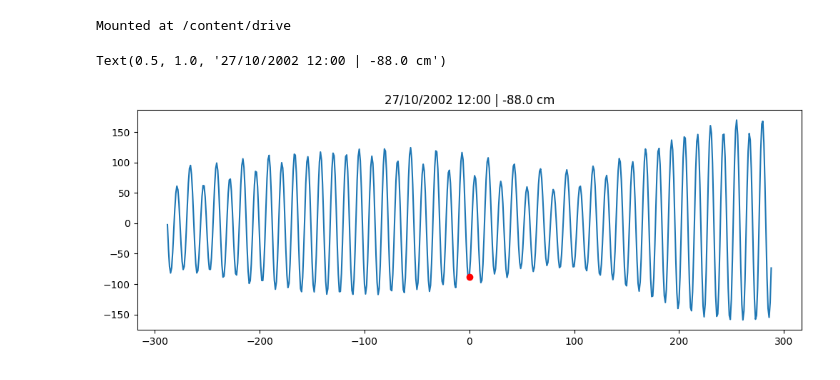
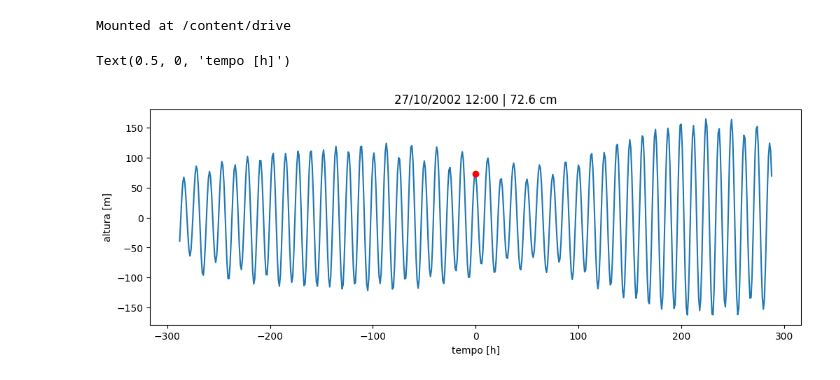
Before and after one commit to iuryt/tide_prediction_luiscorreia, a Jupyter notebook: src/tide_prediction.ipynb, the cells around one changed output. Cells and saved outputs as stored; diff of their text form; code cells hidden in the pictures.

Commit message:
add comments and update the code for creating figures

```diff
--- a/src/tide_prediction.ipynb
+++ b/src/tide_prediction.ipynb
@@ -18,13 +25,19 @@ import json
 with open('data/processed/amplitudes.json', 'r') as fname:
     # Load the contents from the file, which creates a Python dictionary
     amp = json.load(fname)
+    # converter de dicionario para lista com [a1, a2, ..., an, b1, b2, ..., bn]
+    amplitudes = [amp[k][0] for k in amp] + [amp[k][1] for k in amp]
 # %%
 import numpy as np
 from datetime import datetime, timedelta
 
+# data de referência (mesma do tide_fitting.ipynb)
 tref = np.datetime64("1960-01-01")
+# interpretador de timestamp
 parser = lambda x: datetime.strptime(x, '%d/%m/%Y %H:%M')
 
+# dicionário que define o período em horas para cada componente de maré
+# https://en.wikipedia.org/wiki/Theory_of_tides
 tide_constituents = {
     "M2": 12.4206012,
     "S2": 12,
@@ -39,38 +52,64 @@ tide_constituents = {
 }
 
 def estimate_tide(t, *amplitudes, tide_constituents = tide_constituents):
+    '''
+    Função de estimar a maré, dado o tempo, amplitudes e componentes
+    t (numpy.array) => tempo, em horas
+    amplitudes (numpy.array/lista) => amplitude de cada componente de maré
+    tide_constituents (dicionário) => período, em horas, para cada componente de maré
+    '''
+    # separa as amplitudes em dois, sendo a primeira parte as amplitudes do cosseno
+    # e a segunda parte as amplitudes do seno
     a, b = np.array_split(amplitudes, 2)
-    h = t * 0
+
+    h = t * 0 # cria uma variável para a altura que inicia como 0
+    # loop para cada componente de maré e cada amplitude a e b
     for k, ai, bi in zip(tide_constituents, a, b):
+        # calcula a frequência da onda
         w = 2 * np.pi / tide_constituents[k]
+        # calcula a componente de maré e soma ao 'h'
         h = h + ai * np.cos(w * t) + bi * np.sin(w * t)
     return h
 # %%
+# exemplo de predição
+
+# importa pacote para lidar com séries temporais
 import pandas as pd
 
+# exemplo de data da imagem de satélite
 utc = "27/10/2002 12:00"
 
+# interpreta a data e muda de utc para horário local
 dt0 = parser(utc) - timedelta(hours = 3)
 
+# cria um série temporal entre 12 dias antes e 12 dias depois
+# com resolução de 1 hora
 dt = pd.date_range(
     start = dt0 - timedelta(days = 12),
     end = dt0 + timedelta(days = 12),
     freq = "1H",
 )
+
+# horas desde o tempo de referência
 dt = (dt - tref) / np.timedelta64(1, "h")
+# hora central desde o tempo de referência
 dt0h = (np.datetime64(dt0) - tref) / np.timedelta64(1, "h")
 
-hdt0 = estimate_tide(dt0h, *[amp[k] for k in tide_constituents])
-hdt = estimate_tide(dt, *[amp[k] for k in tide_constituents])
+# fax a predição da maré
+hdt0 = estimate_tide(dt0h, *amplitudes)
+hdt = estimate_tide(dt, *amplitudes)
 
+# muda a referência para o horário da imagem de satélite
 dt = dt - dt0h
 # %%
 import matplotlib.pyplot as plt
 
 fig, ax = plt.subplots(figsize = (12, 4))
 ax.plot(dt, hdt)
 ax.scatter(0, hdt0, color = "red", zorder = 2)
 ax.set_title(f"{utc} | {hdt0:.1f} cm")
+ax.set_ylabel("altura [m]")
+ax.set_xlabel("tempo [h]")
 # %% [output]
-Text(0.5, 1.0, '27/10/2002 12:00 | -88.0 cm')
+Text(0.5, 0, 'tempo [h]')
-[figure, old version]
+[figure, new version]
```
Also changed, not shown: parts of 5 cells of this notebook, 2 other files.
